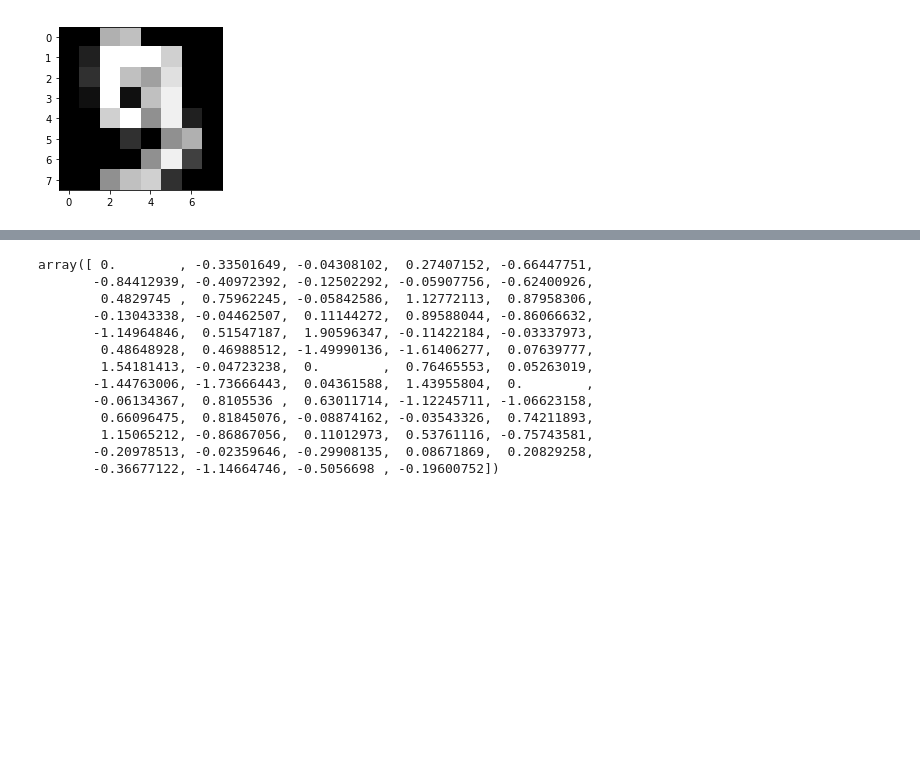
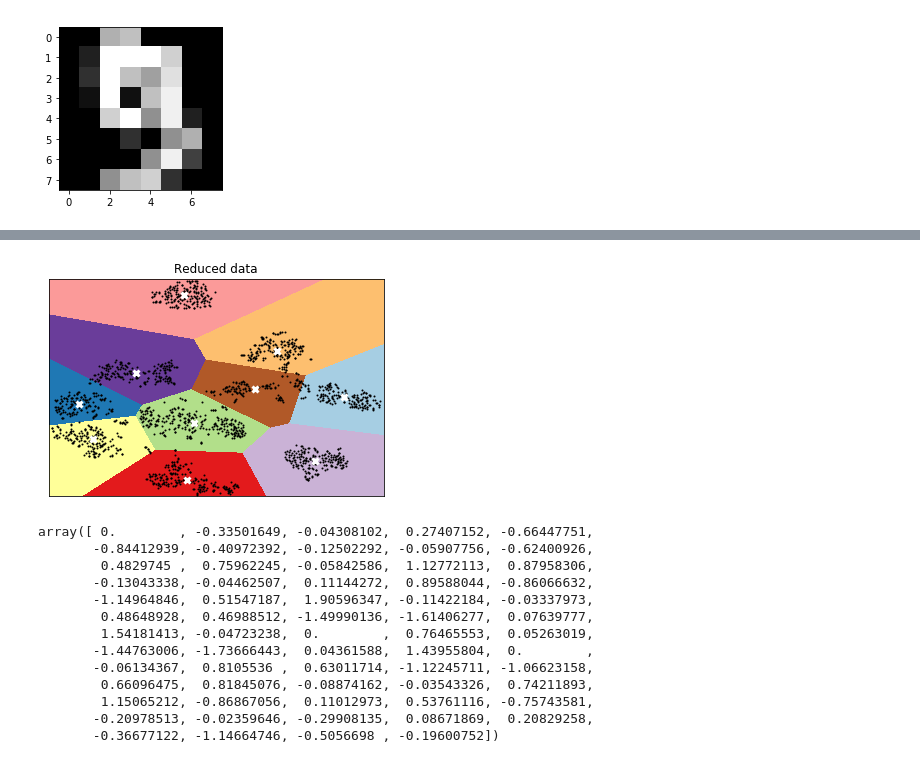
Before and after one commit to somratcste/machine-learning-with-python, a Jupyter notebook: 2019-05-06-Unsupervised-Learning.ipynb, the cells around one changed output, grey strips where cells are left out. Saved outputs shown, nothing was run; the diff lists cells and outputs as text; code cells hidden in the pictures; blank space fills up the shorter version.

```diff
--- a/2019-05-06-Unsupervised-Learning.ipynb
+++ b/2019-05-06-Unsupervised-Learning.ipynb
@@ -113,3 +113,11 @@ plot_kmeans( reduced_data, kmeans )
+# %%
+from sklearn.manifold import TSNE
+reduced_data = TSNE(n_components=2, random_state=0).fit_transform( data )
+kmeans = KMeans( n_clusters = 10 )
+kmeans.fit( reduced_data )
+plot_kmeans( reduced_data, kmeans )
+# %% [output]
+[figure, added]
 # %%
 data[0]
 # %% [output]
```
Also changed, not shown: parts of 1 cell of this notebook.
